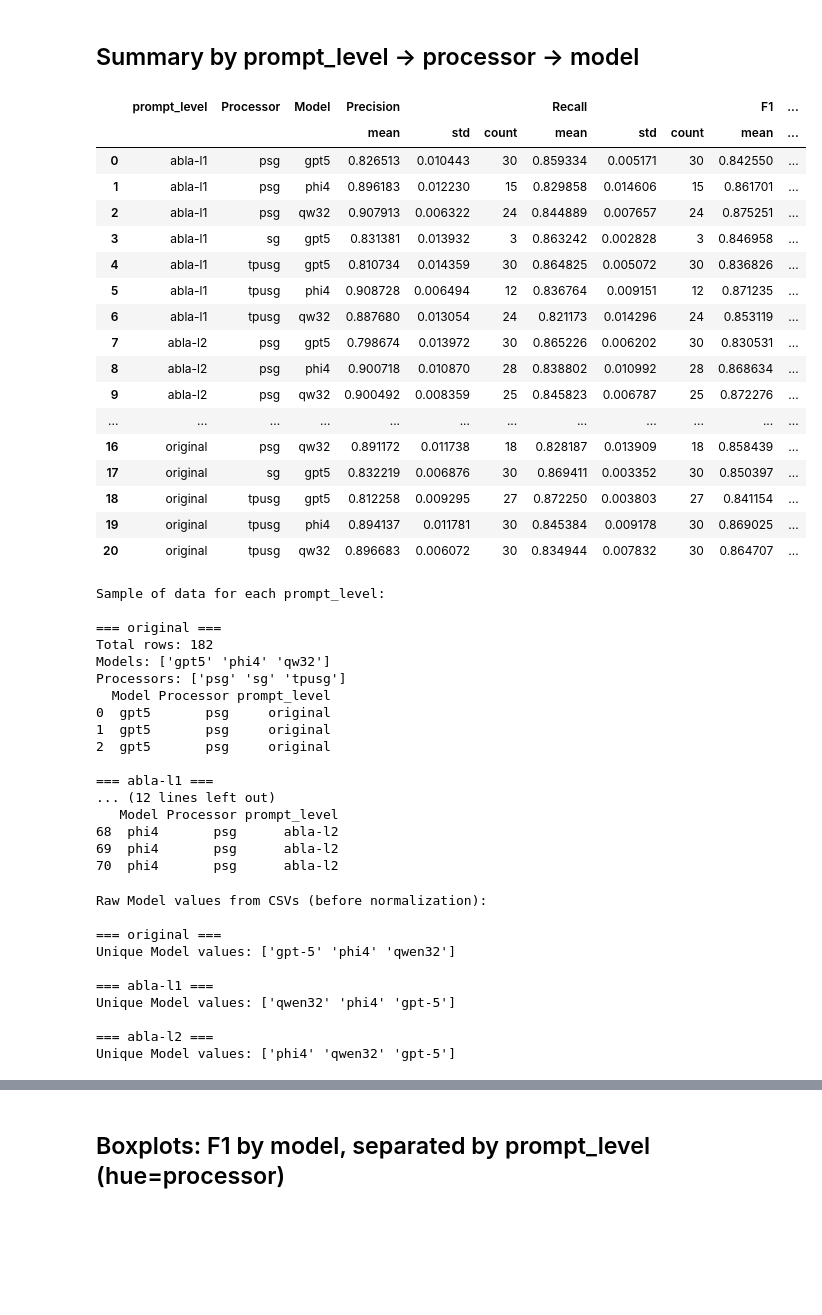
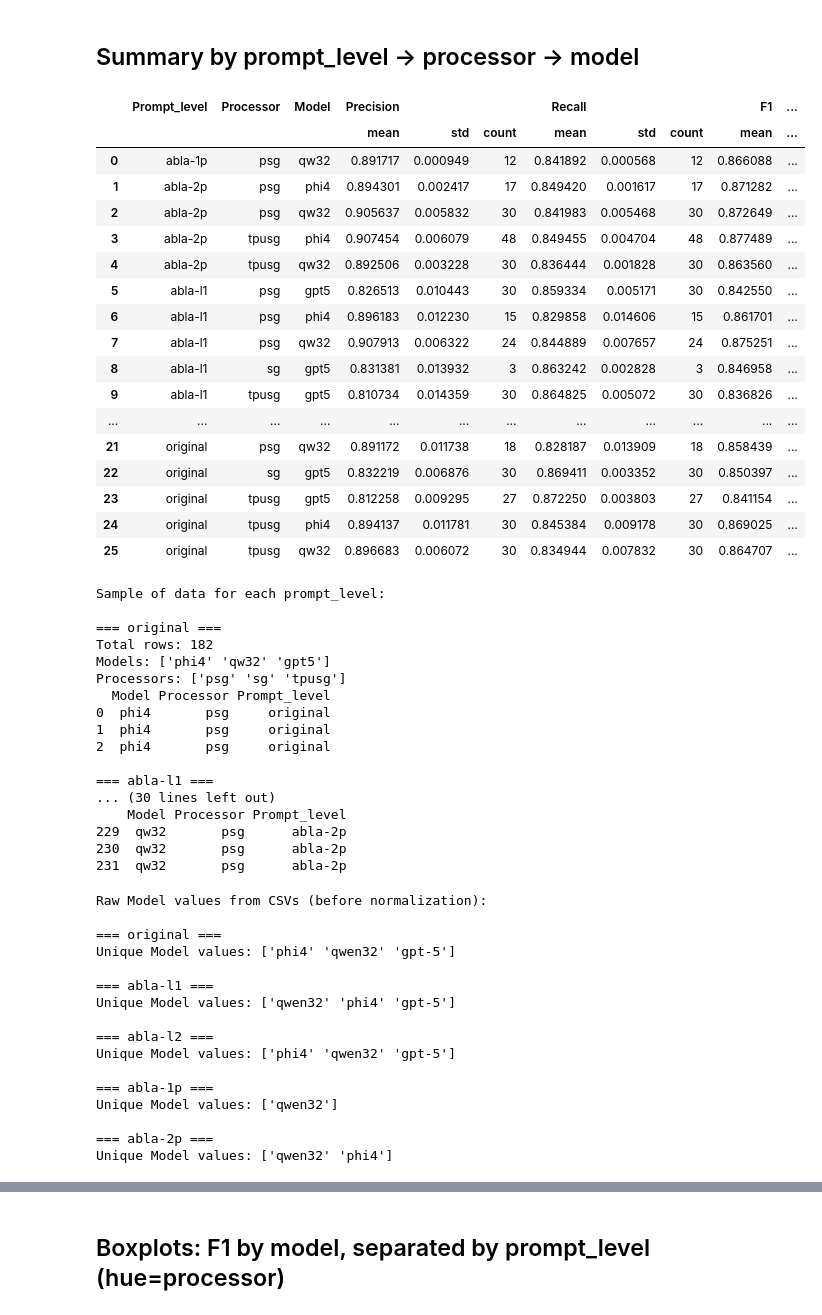
Before and after one commit to noahwo/benchmark-tinyml_llm-2026, a Jupyter notebook: codebertscore-similarity/analyser-results/visualization.ipynb, the cells around one changed output, grey strips where cells are left out. Saved outputs shown, nothing was run; the diff lists cells and outputs as text; code cells hidden in the pictures; blank space fills up the shorter version.

```diff
--- a/codebertscore-similarity/analyser-results/visualization.ipynb
+++ b/codebertscore-similarity/analyser-results/visualization.ipynb
@@ -61,7 +61,7 @@ DATASETS = {
     "sg": PROJECT_ROOT / "codebertscore-similarity/analyser-results/similarity_results_sg.csv",
     "tpusg": PROJECT_ROOT / "codebertscore-similarity/analyser-results/similarity_results_tpusg.csv",
 }
-required_cols = ["Candidate_ID", "Model", "prompt_level", "Precision", "Recall", "F1", "F3", "Processor"]
+required_cols = ["Candidate_ID", "Model", "Prompt_level", "Precision", "Recall", "F1", "F3", "Processor"]
 # %% [markdown]
 ## Load Data
 # %%
@@ -115,16 +115,16 @@ valid_prompts = {"abla-l1", "abla-l2", "original", "abla-1p", "abla-2p"}
 
 def normalize_row(row):
     base_model, inferred_prompt = parse_model_fields(row.get("Model", ""))
-    raw_prompt = row.get("prompt_level", "")
+    raw_prompt = row.get("Prompt_level", "")
     prompt = raw_prompt if str(raw_prompt) in valid_prompts else inferred_prompt
-    return pd.Series({"Model": base_model, "prompt_level": prompt})
+    return pd.Series({"Model": base_model, "Prompt_level": prompt})
 
 if df.empty:
     print("No data loaded; check dataset paths.")
 else:
     normalized = df.apply(normalize_row, axis=1)
     df["Model"] = normalized["Model"]
-    df["prompt_level"] = normalized["prompt_level"]
+    df["Prompt_level"] = normalized["Prompt_level"]
     df = df[required_cols]
 df.head()
 # %% [output]
@@ -407,78 +422,84 @@ No rows with missing/invalid Model after normalization.
 # %%
 if df.empty:
     summary = pd.DataFrame()
 else:
     summary = (
-        df.groupby(["prompt_level", "Processor", "Model"])[["Precision", "Recall", "F1", "F3"]]
+        df.groupby(["Prompt_level", "Processor", "Model"])[["Precision", "Recall", "F1", "F3"]]
         .agg(['mean', 'std', 'count'])
         .reset_index()
     )
 summary
 # %% [output]
-|  | prompt_level | Processor | Model | Precision |  |  | Recall |  |  | F1 | ... |
+|  | Prompt_level | Processor | Model | Precision |  |  | Recall |  |  | F1 | ... |
 |  |  |  |  | mean | std | count | mean | std | count | mean | ... |
-| 0 | abla-l1 | psg | gpt5 | 0.826513 | 0.010443 | 30 | 0.859334 | 0.005171 | 30 | 0.842550 | ... |
-| 1 | abla-l1 | psg | phi4 | 0.896183 | 0.012230 | 15 | 0.829858 | 0.014606 | 15 | 0.861701 | ... |
-| 2 | abla-l1 | psg | qw32 | 0.907913 | 0.006322 | 24 | 0.844889 | 0.007657 | 24 | 0.875251 | ... |
-| 3 | abla-l1 | sg | gpt5 | 0.831381 | 0.013932 | 3 | 0.863242 | 0.002828 | 3 | 0.846958 | ... |
-| 4 | abla-l1 | tpusg | gpt5 | 0.810734 | 0.014359 | 30 | 0.864825 | 0.005072 | 30 | 0.836826 | ... |
-| 5 | abla-l1 | tpusg | phi4 | 0.908728 | 0.006494 | 12 | 0.836764 | 0.009151 | 12 | 0.871235 | ... |
-| 6 | abla-l1 | tpusg | qw32 | 0.887680 | 0.013054 | 24 | 0.821173 | 0.014296 | 24 | 0.853119 | ... |
-| 7 | abla-l2 | psg | gpt5 | 0.798674 | 0.013972 | 30 | 0.865226 | 0.006202 | 30 | 0.830531 | ... |
-| 8 | abla-l2 | psg | phi4 | 0.900718 | 0.010870 | 28 | 0.838802 | 0.010992 | 28 | 0.868634 | ... |
-| 9 | abla-l2 | psg | qw32 | 0.900492 | 0.008359 | 25 | 0.845823 | 0.006787 | 25 | 0.872276 | ... |
+| 0 | abla-1p | psg | qw32 | 0.891717 | 0.000949 | 12 | 0.841892 | 0.000568 | 12 | 0.866088 | ... |
+| 1 | abla-2p | psg | phi4 | 0.894301 | 0.002417 | 17 | 0.849420 | 0.001617 | 17 | 0.871282 | ... |
+| 2 | abla-2p | psg | qw32 | 0.905637 | 0.005832 | 30 | 0.841983 | 0.005468 | 30 | 0.872649 | ... |
+| 3 | abla-2p | tpusg | phi4 | 0.907454 | 0.006079 | 48 | 0.849455 | 0.004704 | 48 | 0.877489 | ... |
+| 4 | abla-2p | tpusg | qw32 | 0.892506 | 0.003228 | 30 | 0.836444 | 0.001828 | 30 | 0.863560 | ... |
+| 5 | abla-l1 | psg | gpt5 | 0.826513 | 0.010443 | 30 | 0.859334 | 0.005171 | 30 | 0.842550 | ... |
+| 6 | abla-l1 | psg | phi4 | 0.896183 | 0.012230 | 15 | 0.829858 | 0.014606 | 15 | 0.861701 | ... |
+| 7 | abla-l1 | psg | qw32 | 0.907913 | 0.006322 | 24 | 0.844889 | 0.007657 | 24 | 0.875251 | ... |
+| 8 | abla-l1 | sg | gpt5 | 0.831381 | 0.013932 | 3 | 0.863242 | 0.002828 | 3 | 0.846958 | ... |
+| 9 | abla-l1 | tpusg | gpt5 | 0.810734 | 0.014359 | 30 | 0.864825 | 0.005072 | 30 | 0.836826 | ... |
 | ... | ... | ... | ... | ... | ... | ... | ... | ... | ... | ... | ... |
-| 16 | original | psg | qw32 | 0.891172 | 0.011738 | 18 | 0.828187 | 0.013909 | 18 | 0.858439 | ... |
-| 17 | original | sg | gpt5 | 0.832219 | 0.006876 | 30 | 0.869411 | 0.003352 | 30 | 0.850397 | ... |
-| 18 | original | tpusg | gpt5 | 0.812258 | 0.009295 | 27 | 0.872250 | 0.003803 | 27 | 0.841154 | ... |
-| 19 | original | tpusg | phi4 | 0.894137 | 0.011781 | 30 | 0.845384 | 0.009178 | 30 | 0.869025 | ... |
-| 20 | original | tpusg | qw32 | 0.896683 | 0.006072 | 30 | 0.834944 | 0.007832 | 30 | 0.864707 | ... |
+| 21 | original | psg | qw32 | 0.891172 | 0.011738 | 18 | 0.828187 | 0.013909 | 18 | 0.858439 | ... |
+| 22 | original | sg | gpt5 | 0.832219 | 0.006876 | 30 | 0.869411 | 0.003352 | 30 | 0.850397 | ... |
+| 23 | original | tpusg | gpt5 | 0.812258 | 0.009295 | 27 | 0.872250 | 0.003803 | 27 | 0.841154 | ... |
+| 24 | original | tpusg | phi4 | 0.894137 | 0.011781 | 30 | 0.845384 | 0.009178 | 30 | 0.869025 | ... |
+| 25 | original | tpusg | qw32 | 0.896683 | 0.006072 | 30 | 0.834944 | 0.007832 | 30 | 0.864707 | ... |
 # %%
 # Show summary counts by prompt_level
 print("Sample of data for each prompt_level:")
-for pl in df['prompt_level'].unique():
+for pl in df['Prompt_level'].unique():
     print(f"\n=== {pl} ===")
-    subset = df[df['prompt_level'] == pl]
+    subset = df[df['Prompt_level'] == pl]
     print(f"Total rows: {len(subset)}")
     print(f"Models: {subset['Model'].unique()}")
     print(f"Processors: {subset['Processor'].unique()}")
-    print(subset[['Model', 'Processor', 'prompt_level']].head(3))
+    print(subset[['Model', 'Processor', 'Prompt_level']].head(3))
 # %% [output]
 Sample of data for each prompt_level:
 
 === original ===
 Total rows: 182
-Models: ['gpt5' 'phi4' 'qw32']
+Models: ['phi4' 'qw32' 'gpt5']
 Processors: ['psg' 'sg' 'tpusg']
-  Model Processor prompt_level
-0  gpt5       psg     original
-1  gpt5       psg     original
-2  gpt5       psg     original
+  Model Processor Prompt_level
+0  phi4       psg     original
+1  phi4       psg     original
+2  phi4       psg     original
 
 === abla-l1 ===
-... (12 lines left out)
-   Model Processor prompt_level
-68  phi4       psg      abla-l2
-69  phi4       psg      abla-l2
-70  phi4       psg      abla-l2
+... (30 lines left out)
+    Model Processor Prompt_level
+229  qw32       psg      abla-2p
+230  qw32       psg      abla-2p
+231  qw32       psg      abla-2p
 # %%
 # Check raw Model values from CSV
 print("Raw Model values from CSVs (before normalization):")
-for pl in df_before['prompt_level'].unique():
+for pl in df_before['Prompt_level'].unique():
     print(f"\n=== {pl} ===")
-    subset = df_before[df_before['prompt_level'] == pl]
+    subset = df_before[df_before['Prompt_level'] == pl]
     print(f"Unique Model values: {subset['Model'].unique()}")
 # %% [output]
 Raw Model values from CSVs (before normalization):
 
 === original ===
-Unique Model values: ['gpt-5' 'phi4' 'qwen32']
+Unique Model values: ['phi4' 'qwen32' 'gpt-5']
 
 === abla-l1 ===
 Unique Model values: ['qwen32' 'phi4' 'gpt-5']
 
 === abla-l2 ===
 Unique Model values: ['phi4' 'qwen32' 'gpt-5']
+
+=== abla-1p ===
+Unique Model values: ['qwen32']
+
+=== abla-2p ===
+Unique Model values: ['qwen32' 'phi4']
 # %%
 # Verify the fix worked correctly
 print("=== VERIFICATION AFTER FIX ===")
```
Also changed, not shown: parts of 14 cells of this notebook, 11 other files.
